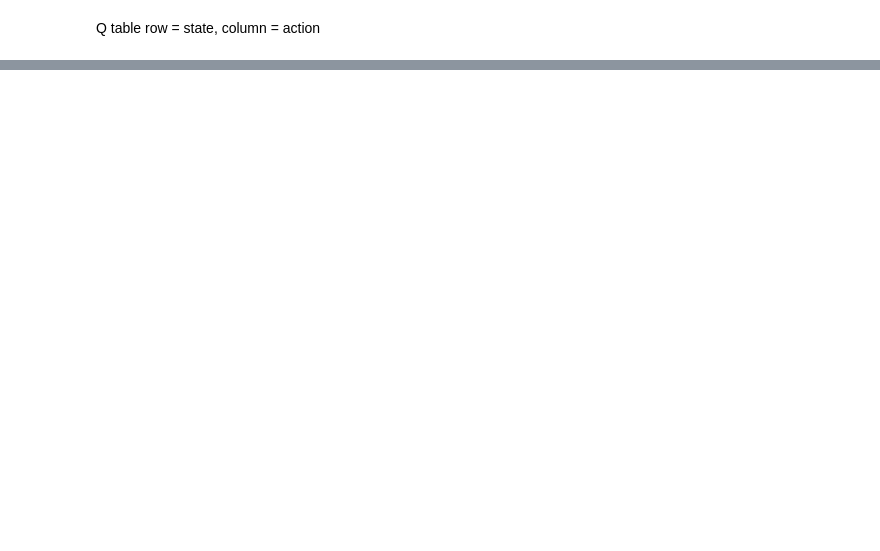
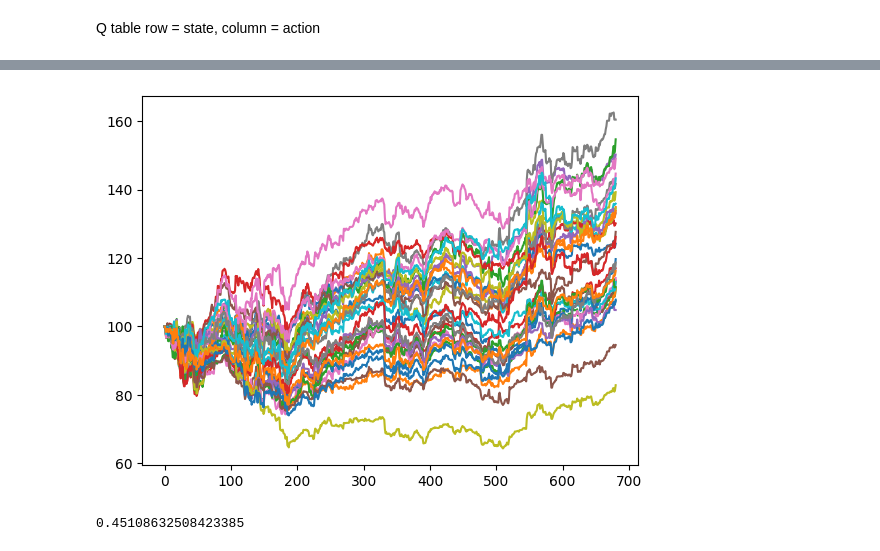
Before and after one commit to daniel142142/reinforcement-learning-trading, a Jupyter notebook: Q_learning_model.ipynb, the cells around one changed output, grey strips where cells are left out. Drawn from its saved outputs; the diff is of its cells as text; code cells hidden in the pictures; blank space fills up the shorter version.

```diff
--- a/Q_learning_model.ipynb
+++ b/Q_learning_model.ipynb
@@ -124,6 +112,6 @@ print(states)
 # %% [output]
 [-150, -149, -148, -147, -146, -145, -144, -143, -142, -141, -140, -139, -138, -137, -136, -135, -134, -133, -132, -131, -130, -129, -128, -127, -126, -125, -124, -123, -122, -121, -120, -119, -118, - ...
 # %%
-q_table = pd.DataFrame(0, index = states, columns = ["buy", "sell", "hold"])
+q_table = pd.DataFrame(0, index = states, columns = [0,0.1,0.2,0.3,0.4,0.5,0.6,0.7,0.8,0.9,1])
 print(q_table)
 # %% [output]
@@ -262,7 +241,7 @@ def train(n_training_episodes, min_epsilon, max_epsilon, decay_rate, env, max_st
         state = env.get_state()
         step = 0
         done = False
-        actions = ["buy","sell","hold"]
+        actions = [0,0.1,0.2,0.3,0.4,0.5,0.6,0.7,0.8,0.9,1]
 
 
         # repeat
@@ -355,18 +336,14 @@ def test(n_training_episodes, min_epsilon, max_epsilon, decay_rate, env, max_ste
     state = env.get_state()
     step = 0
     done = False
-    actions = ["buy","sell","hold"]
+    actions = [0,0.1,0.2,0.3,0.4,0.5,0.6,0.7,0.8,0.9,1]
     action_history = []
 
     # repeat
     epsilon = 0.1
     while env.index < (len(env.data) - 7):
 
-        if random.uniform(0,1) > epsilon:
-            action_index = Qtable.loc[state, :].argmax()
-            action = Qtable.columns[action_index]
-        else:
-            action = random.choice(actions)
+
         action_index = Qtable.loc[state, :].argmax()
         action = Qtable.columns[action_index]
         action_history.append(action)
@@ -391,8 +368,7 @@ def test(n_training_episodes, min_epsilon, max_epsilon, decay_rate, env, max_ste
 
         # Our state is the new state
         state = new_state
-    print(action_history)
-    return Qtable
+    #print(action_history)
 # %%
 test_env = environment(test_data_close, test_roc)
 # %%
@@ -419,0 +430,15 @@ plt.plot(test_env.balance_history)
+# %%
+test_increase_array = []
+test_history_array = []
+num = 0
+for i in range(100):
+    print(num)
+    num += 1
+    env = environment(train_data_close, train_roc)
+    q_table = pd.DataFrame(0.0, index = states, columns = [0,0.1,0.2,0.3,0.4,0.5,0.6,0.7,0.8,0.9,1])
+    Qtable = train(n_training_episodes, min_epsilon, max_epsilon, decay_rate, env, max_steps, q_table)
+    test_env = environment(test_data_close, test_roc)
+    test(n_training_episodes, min_epsilon, max_epsilon, decay_rate, test_env, max_steps, q_table)
+    test_increase_array.append((test_env.balance_history[-1] - test_env.balance_history[0]) / test_env.balance_history[0])
+    test_history_array.append(test_env.balance_history)
+print(test_increase_array)
@@ -419,0 +464,12 @@ plt.plot(test_env.balance_history)
+# %%
+for i in test_history_array:
+    plt.plot(i)
+
+plt.show()
+# %% [output]
+[figure, added]
+# %%
+underlying_increase = (test_data["Close"][-8] - test_data["Close"][0]) / test_data["Close"][0]
+print(underlying_increase)
+# %% [output]
+0.45108632508423385
```
Also changed, not shown: parts of 19 cells of this notebook.
